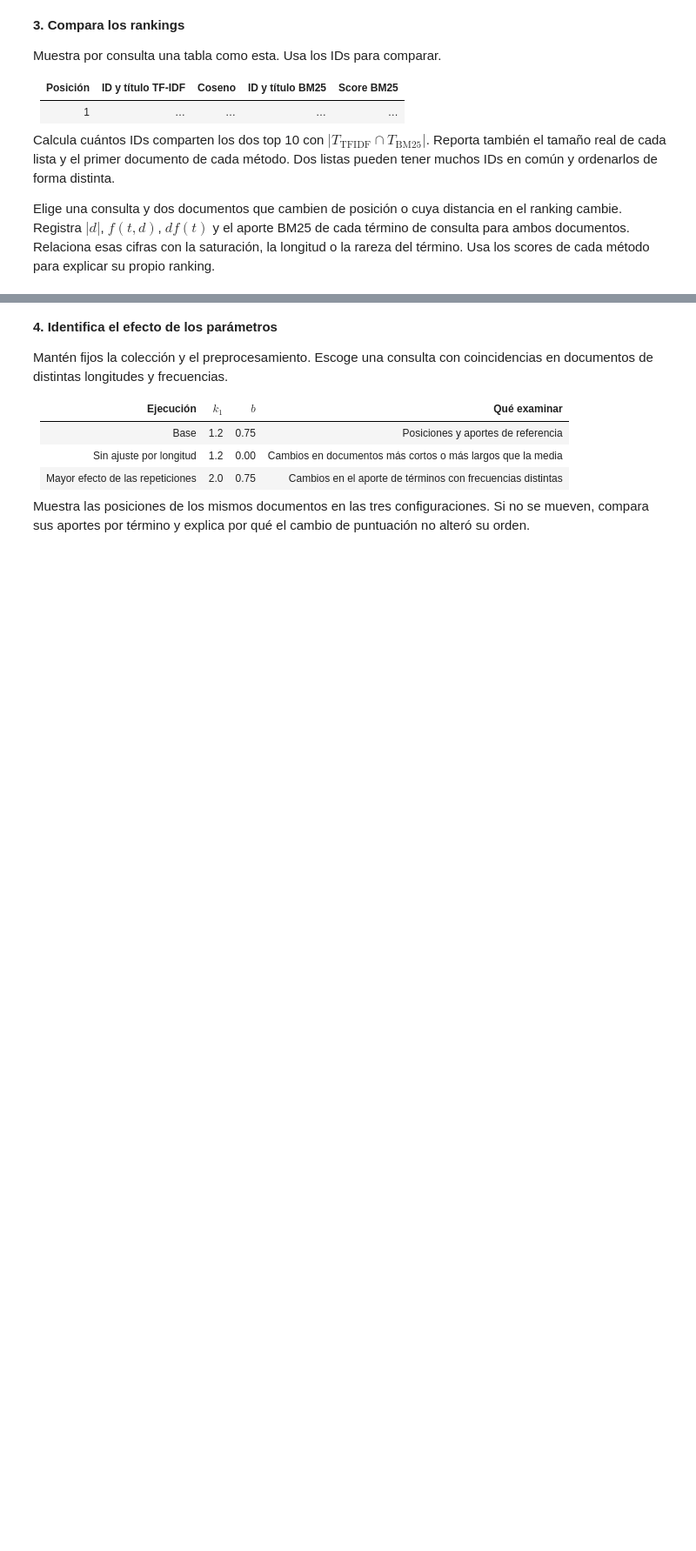
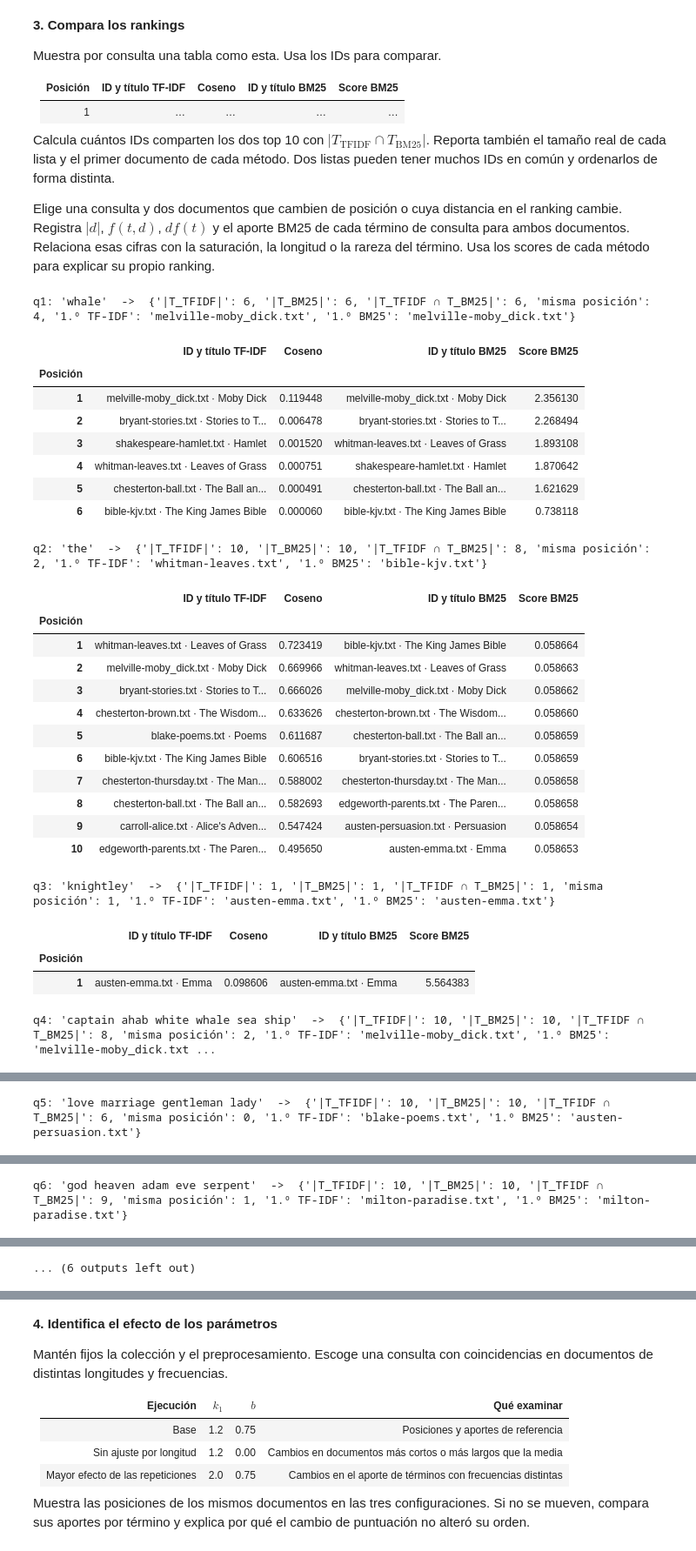
Before and after one commit to Andro2k/Notebook, a Jupyter notebook: notebooks/Primer Bimestre/04_bm25.ipynb, the cells around one changed output, grey strips where cells are left out. Shown at 87% size. Cells and saved outputs as stored; diff of their text form; code cells hidden in the pictures; blank space fills up the shorter version.

```diff
--- a/notebooks/Primer Bimestre/04_bm25.ipynb
+++ b/notebooks/Primer Bimestre/04_bm25.ipynb
@@ -37,3 +348,73 @@ Muestra por consulta una tabla como esta. Usa los IDs para comparar.
 Calcula cuántos IDs comparten los dos top 10 con $|T_{\mathrm{TFIDF}}\cap T_{\mathrm{BM25}}|$. Reporta también el tamaño real de cada lista y el primer documento de cada método. Dos listas pueden tener muchos IDs en común y ordenarlos de forma distinta.
 
 Elige una consulta y dos documentos que cambien de posición o cuya distancia en el ranking cambie. Registra $|d|$, $f(t,d)$, $df(t)$ y el aporte BM25 de cada término de consulta para ambos documentos. Relaciona esas cifras con la saturación, la longitud o la rareza del término. Usa los scores de cada método para explicar su propio ranking.
+# %%
+# ============ Celda 3: Comparación de rankings (Sección 3) ============
+def label(doc: RankedDoc | None) -> str:
+    return f"{doc.doc_id} · {doc.title}" if doc else ""
+
+
+def comparison_table(tfidf: list[RankedDoc], bm25: list[RankedDoc]) -> pd.DataFrame:
+    rows = []
+    for i in range(max(len(tfidf), len(bm25))):
+        t = tfidf[i] if i < len(tfidf) else None
+        b = bm25[i] if i < len(bm25) else None
+        rows.append({
+            "Posición": i + 1,
+            "ID y título TF-IDF": label(t),
+            "Coseno": round(t.score, 6) if t else "",
+            "ID y título BM25": label(b),
+            "Score BM25": round(b.score, 6) if b else "",
+        })
+    return pd.DataFrame(rows).set_index("Posición")
+
+
+def overlap_summary(tfidf: list[RankedDoc], bm25: list[RankedDoc]) -> dict:
+    ids_t, ids_b = [d.doc_id for d in tfidf], [d.doc_id for d in bm25]
+    return {
+        "|T_TFIDF|": len(ids_t),
+        "|T_BM25|": len(ids_b),
+        "|T_TFIDF ∩ T_BM25|": len(set(ids_t) & set(ids_b)),
+        "misma posición": sum(a == b for a, b in zip(ids_t, ids_b)),
+        "1.º TF-IDF": ids_t[0] if ids_t else "-",
+        "1.º BM25": ids_b[0] if ids_b else "-",
+    }
+
+
+summary = {}
+for spec in QUERIES:
+    tfidf, bm25 = rankings[spec.query_id]
+    summary[spec.query_id] = overlap_summary(tfidf, bm25)
+    print(f"\n{spec.query_id}: '{spec.text}'  ->  {summary[spec.query_id]}")
+    display(comparison_table(tfidf, bm25))
+
+print("\nResumen de solapamiento por consulta")
+display(pd.DataFrame(summary).T)
+# %% [output]
+q1: 'whale'  ->  {'|T_TFIDF|': 6, '|T_BM25|': 6, '|T_TFIDF ∩ T_BM25|': 6, 'misma posición': 4, '1.º TF-IDF': 'melville-moby_dick.txt', '1.º BM25': 'melville-moby_dick.txt'}
+|  | ID y título TF-IDF | Coseno | ID y título BM25 | Score BM25 |
+| Posición |  |  |  |  |
+| 1 | melville-moby_dick.txt · Moby Dick | 0.119448 | melville-moby_dick.txt · Moby Dick | 2.356130 |
+| 2 | bryant-stories.txt · Stories to T... | 0.006478 | bryant-stories.txt · Stories to T... | 2.268494 |
+| 3 | shakespeare-hamlet.txt · Hamlet | 0.001520 | whitman-leaves.txt · Leaves of Grass | 1.893108 |
+| 4 | whitman-leaves.txt · Leaves of Grass | 0.000751 | shakespeare-hamlet.txt · Hamlet | 1.870642 |
+| 5 | chesterton-ball.txt · The Ball an... | 0.000491 | chesterton-ball.txt · The Ball an... | 1.621629 |
+| 6 | bible-kjv.txt · The King James Bible | 0.000060 | bible-kjv.txt · The King James Bible | 0.738118 |
+q2: 'the'  ->  {'|T_TFIDF|': 10, '|T_BM25|': 10, '|T_TFIDF ∩ T_BM25|': 8, 'misma posición': 2, '1.º TF-IDF': 'whitman-leaves.txt', '1.º BM25': 'bible-kjv.txt'}
+|  | ID y título TF-IDF | Coseno | ID y título BM25 | Score BM25 |
+| Posición |  |  |  |  |
+| 1 | whitman-leaves.txt · Leaves of Grass | 0.723419 | bible-kjv.txt · The King James Bible | 0.058664 |
+| 2 | melville-moby_dick.txt · Moby Dick | 0.669966 | whitman-leaves.txt · Leaves of Grass | 0.058663 |
+| 3 | bryant-stories.txt · Stories to T... | 0.666026 | melville-moby_dick.txt · Moby Dick | 0.058662 |
+| 4 | chesterton-brown.txt · The Wisdom... | 0.633626 | chesterton-brown.txt · The Wisdom... | 0.058660 |
+| 5 | blake-poems.txt · Poems | 0.611687 | chesterton-ball.txt · The Ball an... | 0.058659 |
+| 6 | bible-kjv.txt · The King James Bible | 0.606516 | bryant-stories.txt · Stories to T... | 0.058659 |
+| 7 | chesterton-thursday.txt · The Man... | 0.588002 | chesterton-thursday.txt · The Man... | 0.058658 |
+| 8 | chesterton-ball.txt · The Ball an... | 0.582693 | edgeworth-parents.txt · The Paren... | 0.058658 |
+| 9 | carroll-alice.txt · Alice's Adven... | 0.547424 | austen-persuasion.txt · Persuasion | 0.058654 |
+| 10 | edgeworth-parents.txt · The Paren... | 0.495650 | austen-emma.txt · Emma | 0.058653 |
+q3: 'knightley'  ->  {'|T_TFIDF|': 1, '|T_BM25|': 1, '|T_TFIDF ∩ T_BM25|': 1, 'misma posición': 1, '1.º TF-IDF': 'austen-emma.txt', '1.º BM25': 'austen-emma.txt'}
+|  | ID y título TF-IDF | Coseno | ID y título BM25 | Score BM25 |
+| Posición |  |  |  |  |
+| 1 | austen-emma.txt · Emma | 0.098606 | austen-emma.txt · Emma | 5.564383 |
+q4: 'captain ahab white whale sea ship'  ->  {'|T_TFIDF|': 10, '|T_BM25|': 10, '|T_TFIDF ∩ T_BM25|': 8, 'misma posición': 2, '1.º TF-IDF': 'melville-moby_dick.txt', '1.º BM25': 'melville-moby_dick.txt ...
@@ -39,0 +433 @@ Elige una consulta y dos documentos que cambien de posición o cuya distancia en
+q5: 'love marriage gentleman lady'  ->  {'|T_TFIDF|': 10, '|T_BM25|': 10, '|T_TFIDF ∩ T_BM25|': 6, 'misma posición': 0, '1.º TF-IDF': 'blake-poems.txt', '1.º BM25': 'austen-persuasion.txt'}
@@ -39,0 +446 @@ Elige una consulta y dos documentos que cambien de posición o cuya distancia en
+q6: 'god heaven adam eve serpent'  ->  {'|T_TFIDF|': 10, '|T_BM25|': 10, '|T_TFIDF ∩ T_BM25|': 9, 'misma posición': 1, '1.º TF-IDF': 'milton-paradise.txt', '1.º BM25': 'milton-paradise.txt'}
@@ -39,0 +459 @@ Elige una consulta y dos documentos que cambien de posición o cuya distancia en
+... (6 outputs left out)
```
Also changed, not shown: parts of 9 cells of this notebook.
